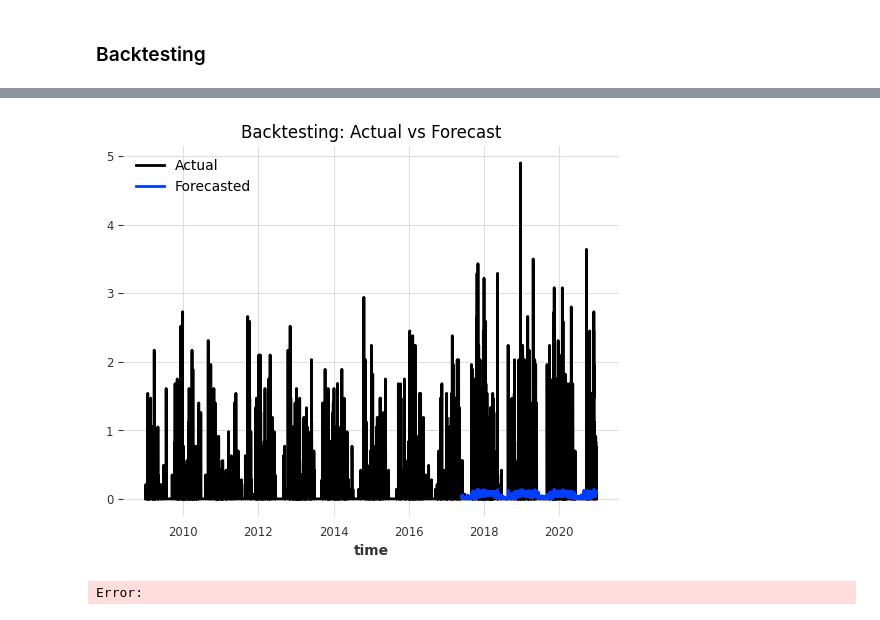
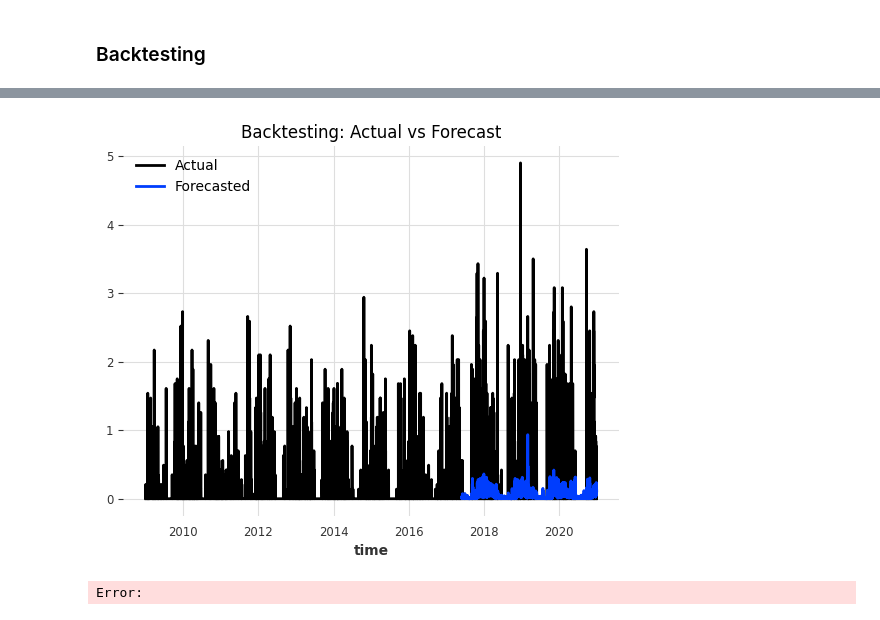
Before and after one commit to MadMax1995bb/powder_alert2.0, a Jupyter notebook: notebooks/notebook_model_tests.ipynb, the cells around one changed output, grey strips where cells are left out. Cells and saved outputs as stored; diff of their text form; code cells hidden in the pictures.

Commit message:
tried but failed to improve stupid snowfall model

```diff
--- a/notebooks/notebook_model_tests.ipynb
+++ b/notebooks/notebook_model_tests.ipynb
@@ -46,7 +46,7 @@ df_hist_openmeteo['date'] = pd.to_datetime(df_hist_openmeteo['date'])
 
 current_dir = os.getcwd()
 relative_path = os.path.dirname(current_dir)
-file_name = "raw_data/combined_dataset.csv"
+file_name = "raw_data/historical_data_preprocessed.csv"
 
 file_path = os.path.join(relative_path, file_name)
 
@@ -734,5 +716,5 @@ HPU available: False, using: 0 HPUs
 # %%
-preds = best_model.historical_forecasts(
+preds = current_model.historical_forecasts(
     series=y_train_val,
     past_covariates=X_train_val,
     start=0.7,
@@ -755,4 +738,4 @@ HPU available: False, using: 0 HPUs
-[figure, old version]
+[figure, new version]
 # %%
 mae = mean_absolute_error(y_test_probe.values(), preds.values())
 print(f"MAE current 'best' TransformerModel = {mae}")
```
Also changed, not shown: parts of 5 cells of this notebook, 3 other files.
